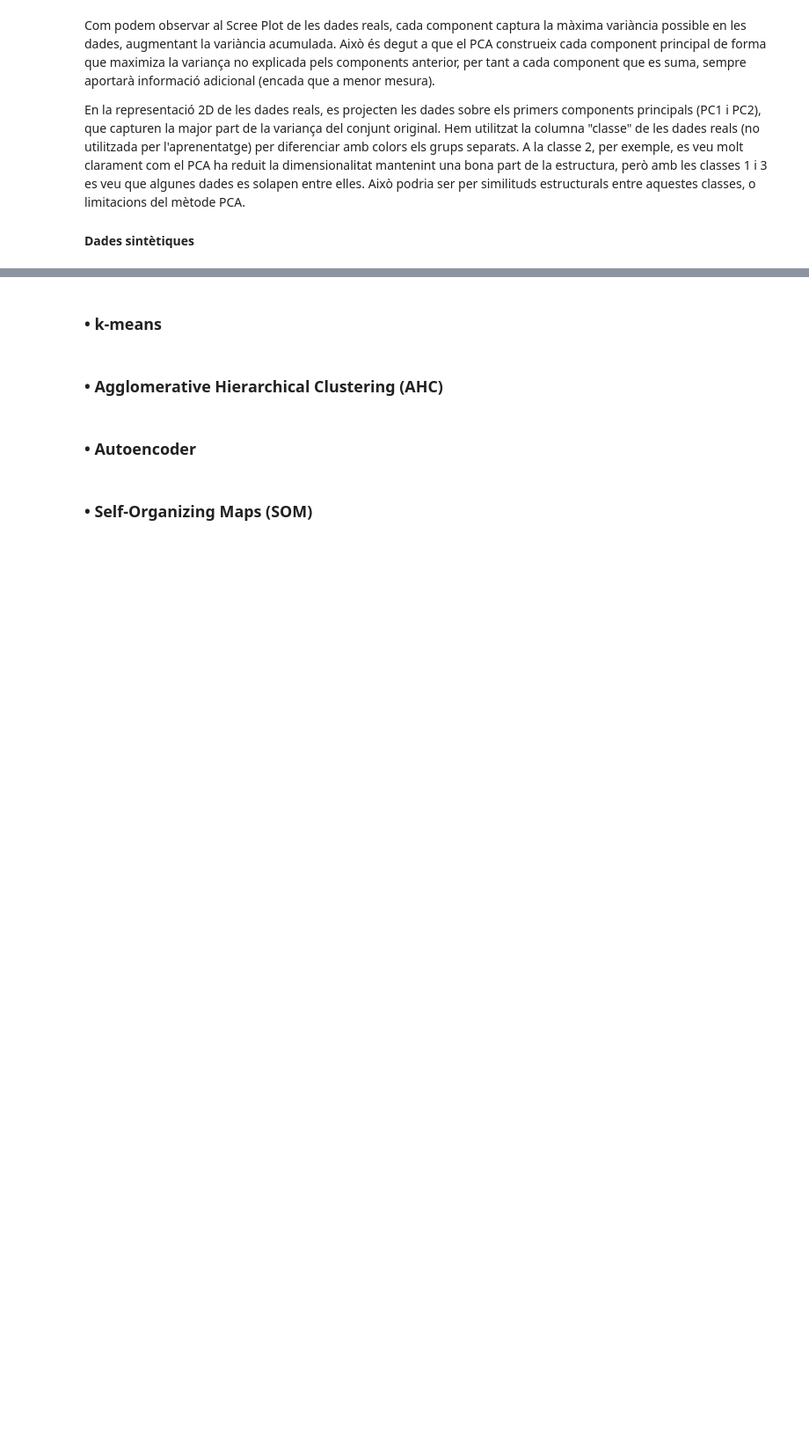
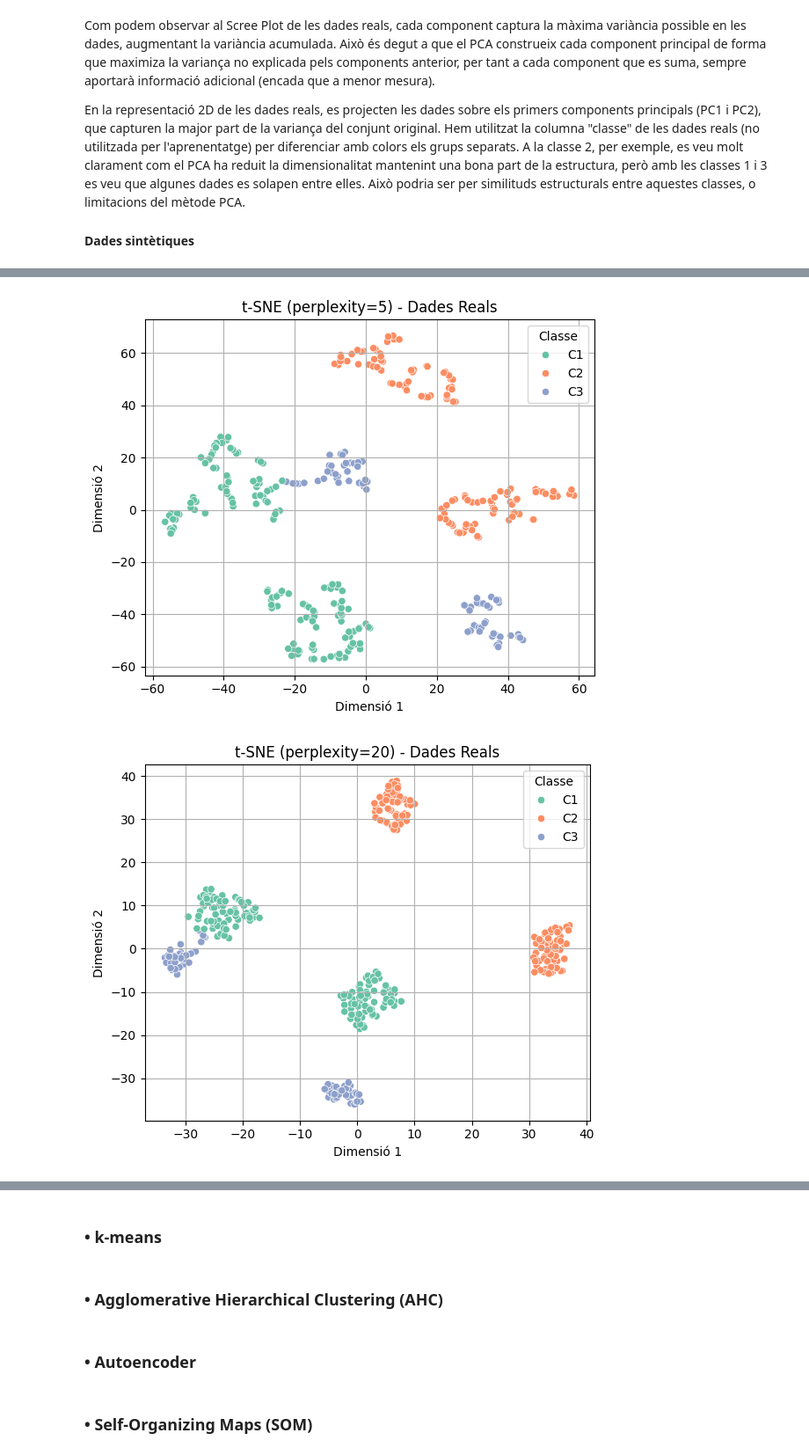
Before and after one commit to angelacn/Practica2AAMD, a Jupyter notebook: A2-Group_Y-Philippe_Lemoine-Angela_Carrillo.ipynb, the cells around one changed output, grey strips where cells are left out. Shown at 88% size. Drawn from its saved outputs; the diff is of its cells as text; code cells hidden in the pictures; blank space fills up the shorter version.

```diff
--- a/A2-Group_Y-Philippe_Lemoine-Angela_Carrillo.ipynb
+++ b/A2-Group_Y-Philippe_Lemoine-Angela_Carrillo.ipynb
@@ -139,0 +144,17 @@ plt.show()
+# %%
+for perplexity in [5, 20, 30, 50]:
+    tsne = TSNE(n_components=2, perplexity=perplexity, random_state=42)
+    x_tsne = tsne.fit_transform(x_real)
+
+    plt.figure(figsize=(6, 5))
+    sns.scatterplot(x=x_tsne[:, 0], y=x_tsne[:, 1], hue=y_real, palette='Set2')
+    plt.title(f"t-SNE (perplexity={perplexity}) - Dades Reals")
+    plt.xlabel("Dimensió 1")
+    plt.ylabel("Dimensió 2")
+    plt.legend(title="Classe")
+    plt.grid(True)
+    plt.tight_layout()
+    plt.show()
+# %% [output]
+[figure, added]
+[figure, added]
```
Also changed, not shown: parts of 9 cells of this notebook.
